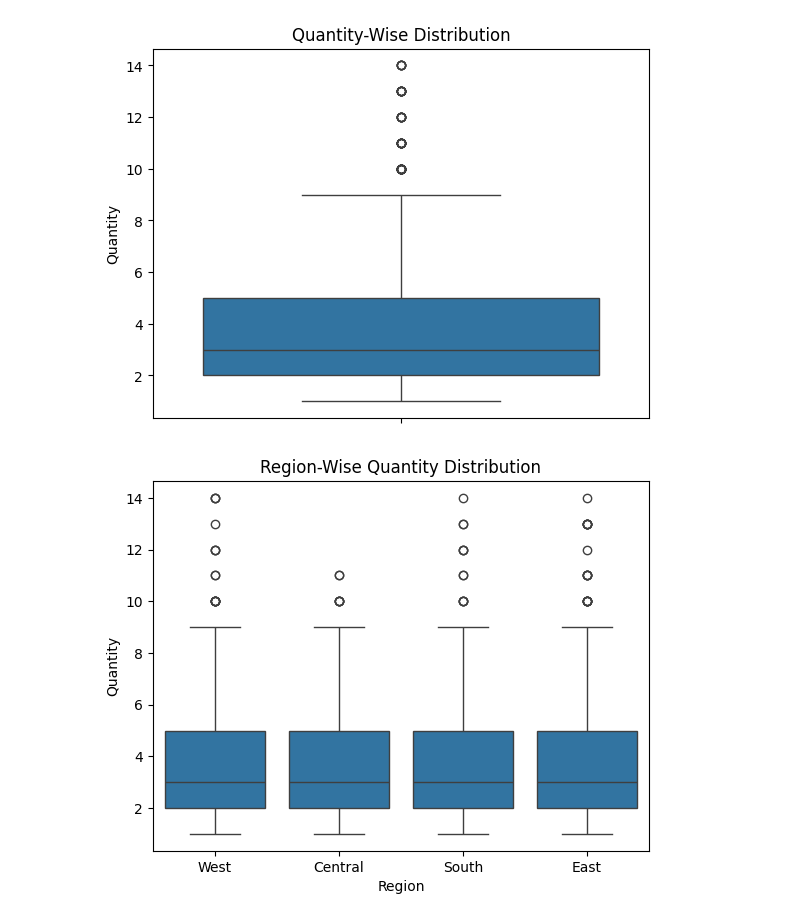
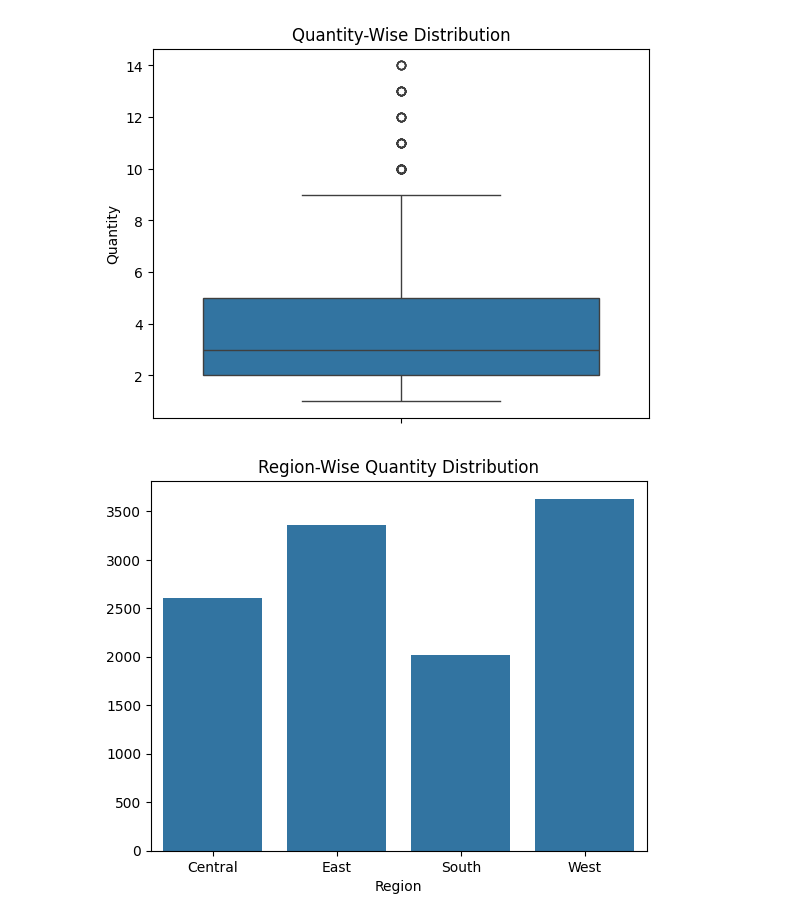
Before and after one commit to ankitg-02/sales_analysis, a Jupyter notebook: Corporate.ipynb, the cells around one changed output. Saved outputs shown, nothing was run; the diff lists cells and outputs as text; code cells hidden in the pictures.

```diff
--- a/Corporate.ipynb
+++ b/Corporate.ipynb
@@ -201,9 +208,10 @@ plt.show()
 # %% [output]
 [figure]
 # %%
-#quantit pattern distribution
-sns.boxplot(y=corporate_data['Quantity'],x=corporate_data['Region'])
+#quantity pattern distribution
+quantity_by_region=corporate_data.groupby('Region')['Quantity'].sum()
+sns.barplot(y=quantity_by_region.values,x=quantity_by_region.index)
 plt.title("Region-Wise Quantity Distribution")
 plt.show()
 # %% [output]
-[figure, old version]
+[figure, new version]
```
Also changed, not shown: parts of 5 cells of this notebook.
